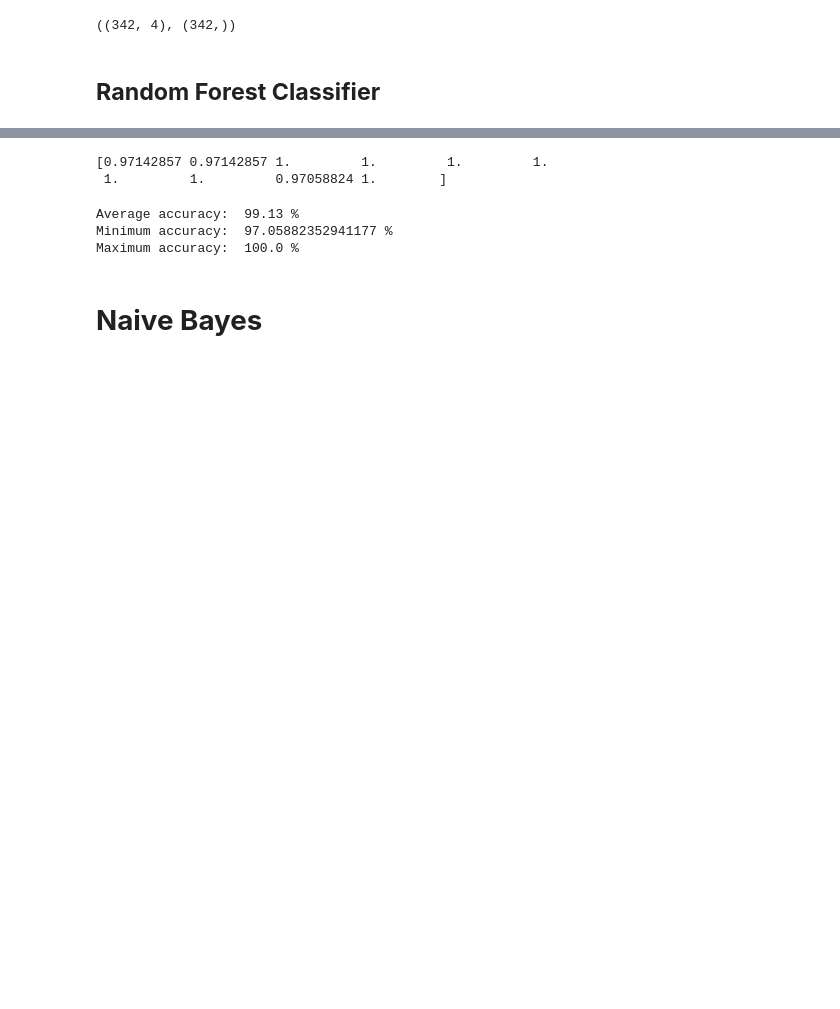
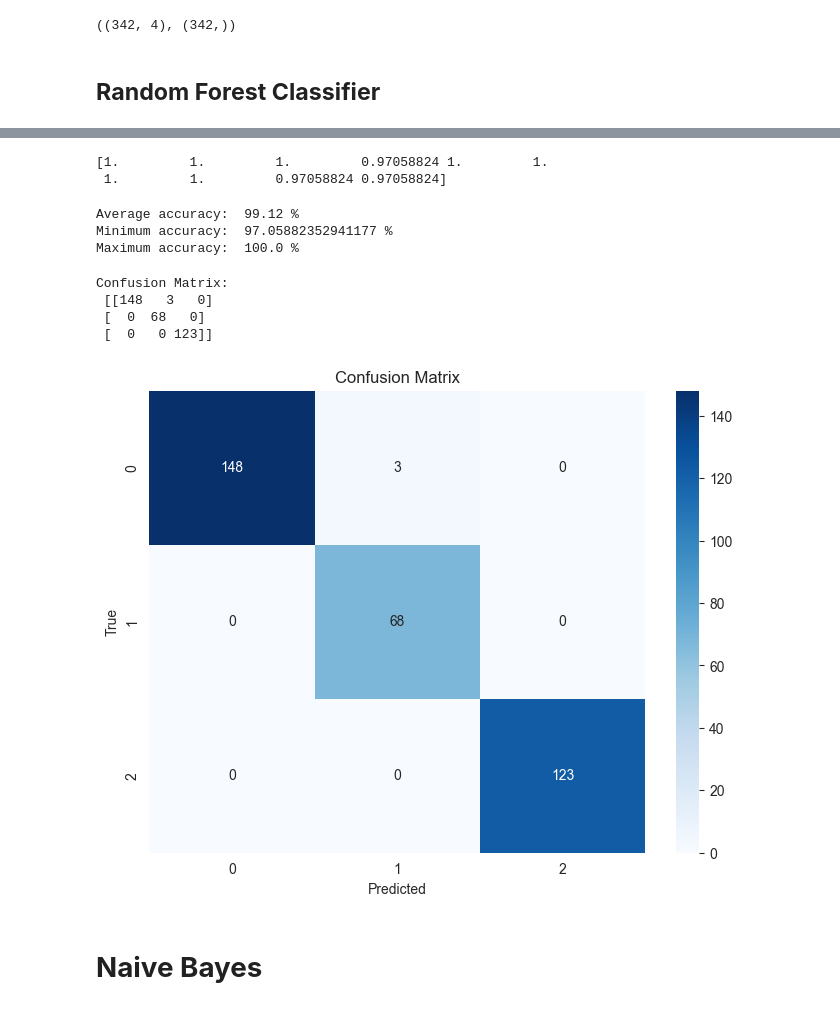
Before and after one commit to Gdankz/Machine-Learning, a Jupyter notebook: 225314095.ipynb, the cells around one changed output, grey strips where cells are left out. Cells and saved outputs as stored; diff of their text form; code cells hidden in the pictures; blank space fills up the shorter version.

```diff
--- a/225314095.ipynb
+++ b/225314095.ipynb
@@ -321,7 +358,11 @@ param_grid = {
     'kernel': ['rbf','poly']
 }
 # %%
-model = SVC()
-grid_search = GridSearchCV(estimator=model, param_grid=param_grid, cv=k_fold, n_jobs=5, scoring='accuracy')
+svc_model = SVC()
+grid_search = GridSearchCV(estimator=svc_model,
+                           param_grid=param_grid,
+                           cv=k_fold,
+                           n_jobs=5,
+                           scoring='accuracy')
 grid_search.fit(train, target)
 # %% [output]
@@ -341,17 +382,42 @@ model = SVC(C = 0.1, gamma=1, kernel='poly')
 # %%
-score = cross_val_score(model, train, target, cv =k_fold,n_jobs=5, scoring='accuracy')
-print(score)
+svc_model = cross_val_score(svc_model,
+                        train,
+                        target,
+                        cv =k_fold,
+                        n_jobs=5,
+                        scoring='accuracy')
+print(svc_model)
 # %% [output]
-[0.97142857 0.97142857 1.         1.         1.         1.
- 1.         1.         0.97058824 1.        ]
+[1.         1.         1.         0.97058824 1.         1.
+ 1.         1.         0.97058824 0.97058824]
 # %%
-print("Average accuracy: ", round(np.mean(score)*100, 2), '%')
-print("Minimum accuracy: ", np.min(score)*100, '%')
-print("Maximum accuracy: ", np.max(score)*100, '%')
+print("Average accuracy: ", round(np.mean(svc_model)*100, 2), '%')
+print("Minimum accuracy: ", np.min(svc_model)*100, '%')
+print("Maximum accuracy: ", np.max(svc_model)*100, '%')
 # %% [output]
-Average accuracy:  99.13 %
+Average accuracy:  99.12 %
 Minimum accuracy:  97.05882352941177 %
 Maximum accuracy:  100.0 %
+# %%
+svc_model = SVC(C = 0.1, gamma=1, kernel='poly')
+# %%
+svc_predict = cross_val_predict(svc_model, train, target, cv=k_fold, n_jobs=5)
+# %%
+cm = confusion_matrix(target, svc_predict)
+print("Confusion Matrix:\n", cm)
+
+plt.figure(figsize=(8, 6))
+sns.heatmap(cm, annot=True, cmap='Blues', fmt='g')
+plt.title('Confusion Matrix')
+plt.xlabel('Predicted')
+plt.ylabel('True')
+plt.show()
+# %% [output]
+Confusion Matrix:
+ [[148   3   0]
+ [  0  68   0]
+ [  0   0 123]]
+[figure, added]
 # %% [markdown]
 # **Naive Bayes**
 # %%
```
Also changed, not shown: parts of 32 cells of this notebook.
